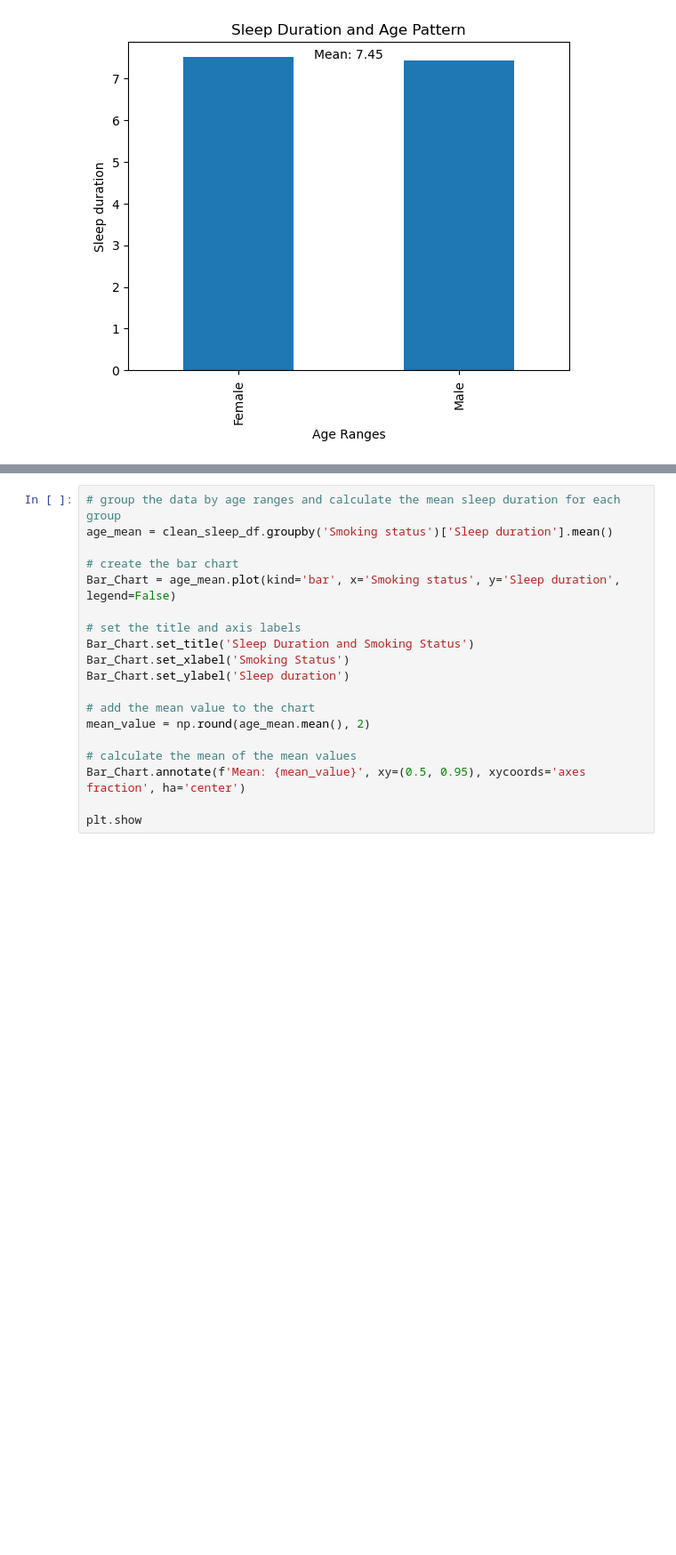
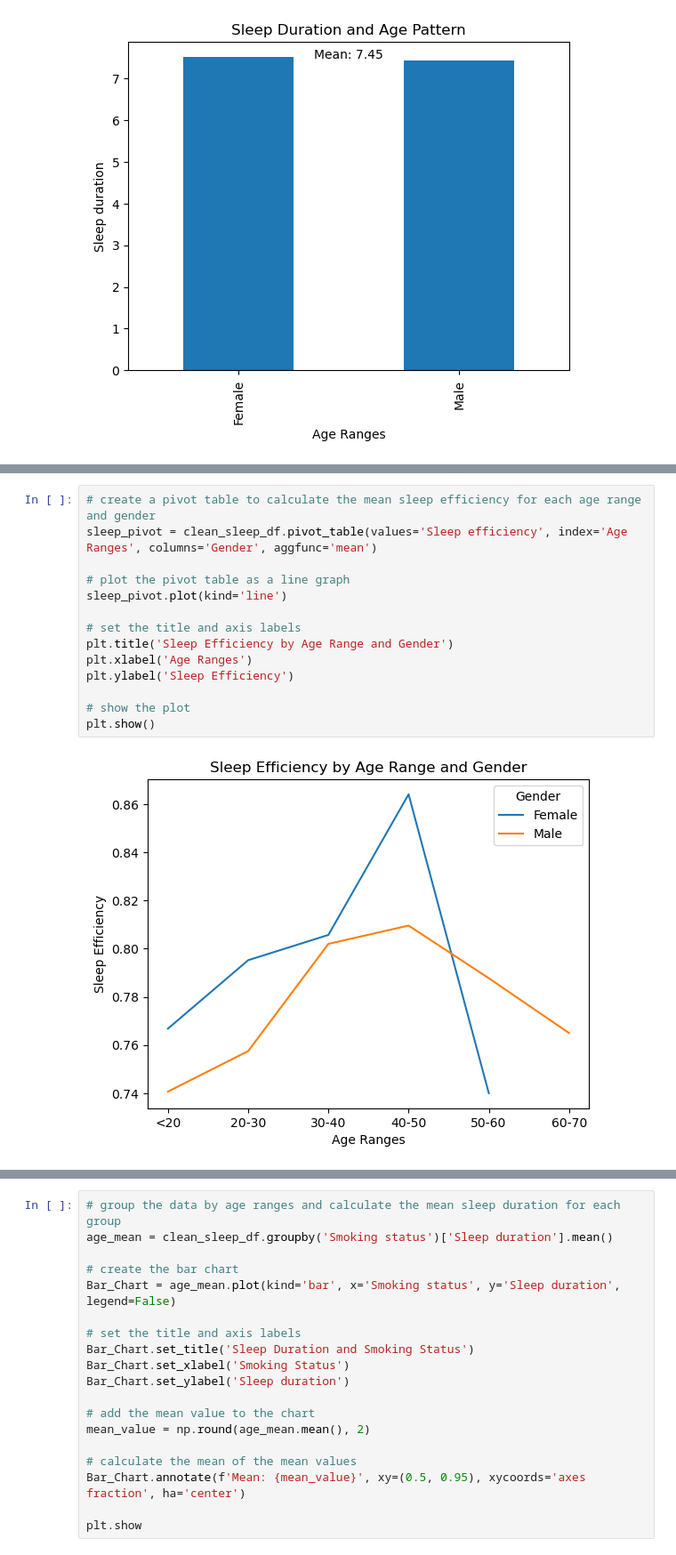
Before and after one commit to JenFreeze/Project_1, a Jupyter notebook: project1.ipynb, the cells around one changed output, grey strips where cells are left out. Shown: that part at 89% size. Cells and saved outputs as stored; diff of their text form; blank space fills up the shorter version.

```diff
--- a/project1.ipynb
+++ b/project1.ipynb
@@ -238,0 +276,16 @@ plt.show
+# %%
+# create a pivot table to calculate the mean sleep efficiency for each age range and gender
+sleep_pivot = clean_sleep_df.pivot_table(values='Sleep efficiency', index='Age Ranges', columns='Gender', aggfunc='mean')
+
+# plot the pivot table as a line graph
+sleep_pivot.plot(kind='line')
+
+# set the title and axis labels
+plt.title('Sleep Efficiency by Age Range and Gender')
+plt.xlabel('Age Ranges')
+plt.ylabel('Sleep Efficiency')
+
+# show the plot
+plt.show()
+# %% [output]
+[figure, added]
```
Also changed, not shown: parts of 9 cells of this notebook.
